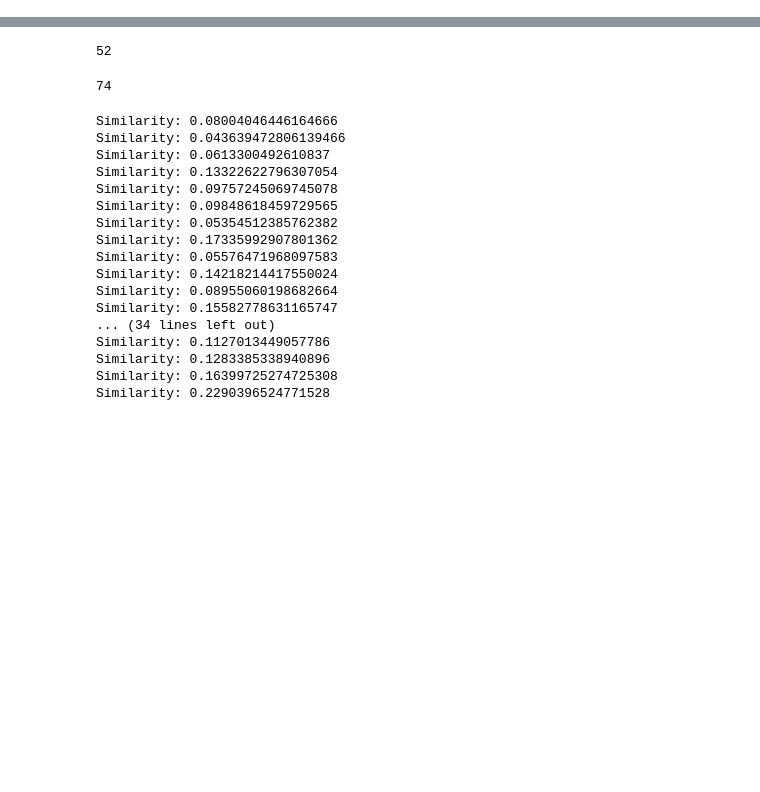
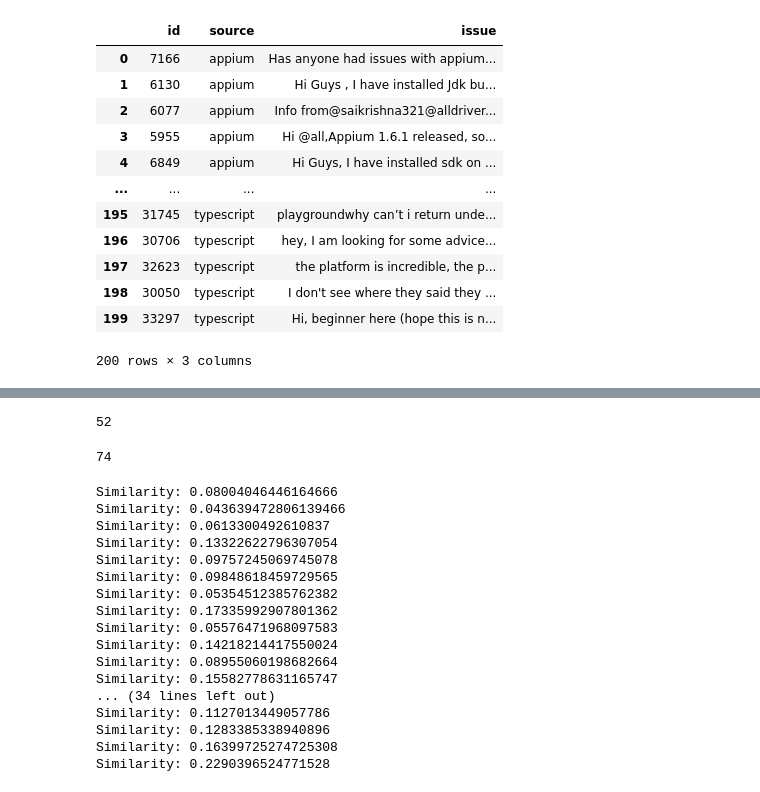
Before and after one commit to NoleWang/Respondent_Recommendation, a Jupyter notebook: Data/tools/Similarity_Analysis.ipynb, the cells around one changed output, grey strips where cells are left out. Saved outputs shown, nothing was run; the diff lists cells and outputs as text; code cells hidden in the pictures; blank space fills up the shorter version.

```diff
--- a/Data/tools/Similarity_Analysis.ipynb
+++ b/Data/tools/Similarity_Analysis.ipynb
@@ -80,0 +184,15 @@ similarity:  0.3730019232961255
+# %%
+df_appium = df_all[(df_all["source"] == "appium") & (df_all["used"] < 1)].sample(n=20)
+print("appium:",len(df_appium))
+df_deeplearning4j = df_all[(df_all["source"] == "deeplearning4j") & (df_all["used"] < 1)].sample(n=40)
+print("deeplearning4j:",len(df_deeplearning4j))
+df_docker = df_all[(df_all["source"] == "docker") & (df_all["used"] < 1)].sample(n=20)
+print("df_docker:",len(df_docker))
+df_ethereum = df_all[(df_all["source"] == "ethereum") & (df_all["used"] < 1)].sample(n=20)
+print("ethereum:",len(df_ethereum))
+df_gitter = df_all[(df_all["source"] == "gitter") & (df_all["used"] < 1)].sample(n=20)
+print("gitter:",len(df_gitter))
+df_nodejs = df_all[(df_all["source"] == "nodejs") & (df_all["used"] < 1)].sample(n=40)
+print("nodejs:",len(df_nodejs))
+df_typescript = df_all[(df_all["source"] == "typescript") & (df_all["used"] < 1)].sample(n=40)
+print("typescript:",len(df_typescript))
@@ -80,0 +207,42 @@ similarity:  0.3730019232961255
+# %%
+more_issues = list(df_appium["issue"].values)
+more_issues.extend(list(df_deeplearning4j["issue"].values))
+more_issues.extend(list(df_docker["issue"].values))
+more_issues.extend(list(df_ethereum["issue"].values))
+more_issues.extend(list(df_gitter["issue"].values))
+more_issues.extend(list(df_nodejs["issue"].values))
+more_issues.extend(list(df_typescript["issue"].values))
+issue_ids = list(df_appium.index.values)
+issue_ids.extend(list(df_deeplearning4j.index.values))
+issue_ids.extend(list(df_docker.index.values))
+issue_ids.extend(list(df_ethereum.index.values))
+issue_ids.extend(list(df_gitter.index.values))
+issue_ids.extend(list(df_nodejs.index.values))
+issue_ids.extend(list(df_typescript.index.values))
+source_list = list(df_appium["source"].values)
+source_list.extend(list(df_deeplearning4j["source"].values))
+source_list.extend(list(df_docker["source"].values))
+source_list.extend(list(df_ethereum["source"].values))
+source_list.extend(list(df_gitter["source"].values))
+source_list.extend(list(df_nodejs["source"].values))
+source_list.extend(list(df_typescript["source"].values))
+# %%
+df_more = pd.DataFrame()
+df_more["id"] = issue_ids
+df_more["source"] = source_list
+df_more["issue"] = more_issues
+df_more
+# %% [output]
+|  | id | source | issue |
+| 0 | 7166 | appium | Has anyone had issues with appium... |
+| 1 | 6130 | appium | Hi Guys , I have installed Jdk bu... |
+| 2 | 6077 | appium | Info from@saikrishna321@alldriver... |
+| 3 | 5955 | appium | Hi @all,Appium 1.6.1 released, so... |
+| 4 | 6849 | appium | Hi Guys, I have installed sdk on ... |
+| ... | ... | ... | ... |
+| 195 | 31745 | typescript | playgroundwhy can’t i return unde... |
+| 196 | 30706 | typescript | hey, I am looking for some advice... |
+| 197 | 32623 | typescript | the platform is incredible, the p... |
+| 198 | 30050 | typescript | I don't see where they said they ... |
+| 199 | 33297 | typescript | Hi, beginner here (hope this is n... |
+200 rows × 3 columns
```
Also changed, not shown: parts of 16 cells of this notebook, 3 other files.
